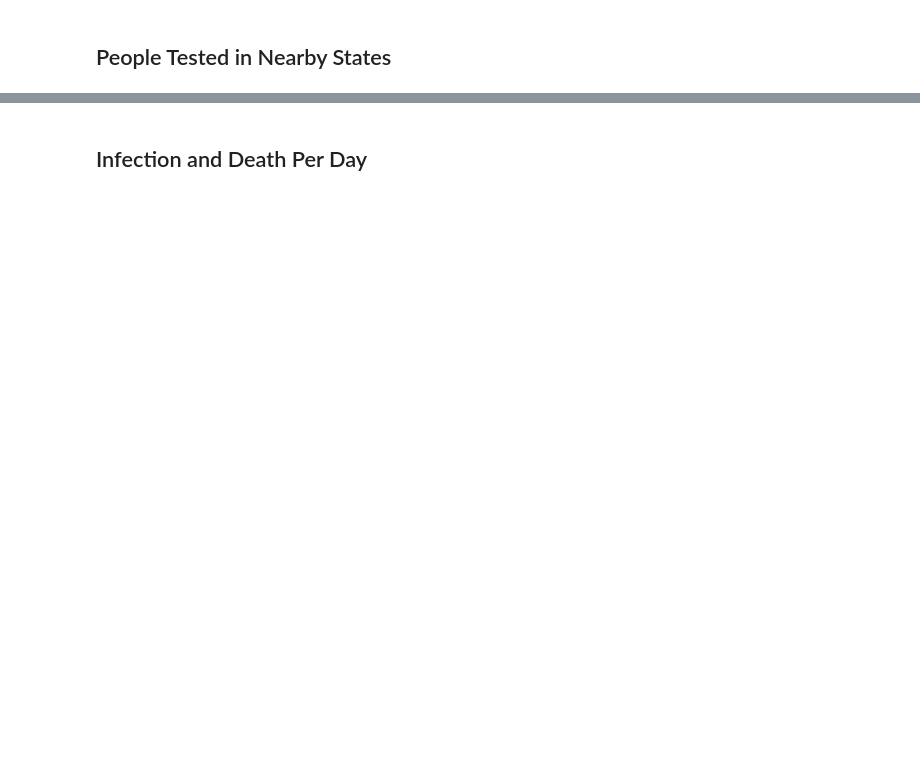
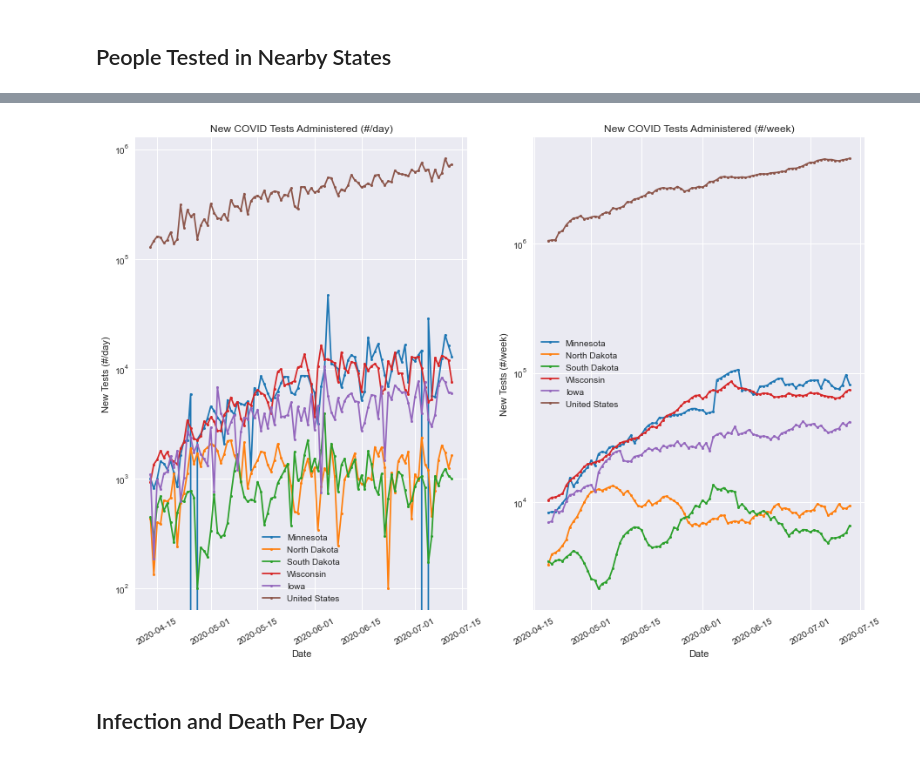
Before and after one commit to JuanCab/COVID_DataViz, a Jupyter notebook: Examples.ipynb, the cells around one changed output, grey strips where cells are left out. Drawn from its saved outputs; the diff is of its cells as text; code cells hidden in the pictures; blank space fills up the shorter version.

Commit message:
Added number of people tested in last day and last seven days to the available data to plot.

```diff
--- a/Examples.ipynb
+++ b/Examples.ipynb
@@ -248,3 +318,17 @@ COVID_Dash.ts_plot(JH_state_df, 'People_Tested', states, connectdots=True, ylog=
+# %%
+#
+# Lets plot up the test rates per day
+#
+states = [MNFIPS, NDFIPS, FIPSd['South Dakota'], FIPSd['Wisconsin'], FIPSd['Iowa'], FIPSd['United States']]
+
+# Set up 2 figures
+fig, axs = plt.subplots(1, 2, figsize=(15,10))
+
+# Axis numbers here can be viewed as [row, col] for single row
+COVID_Dash.ts_plot(JH_state_df, 'dTested', states, connectdots=True, ylog=True, fig=fig, ax=axs[0]) # States
+COVID_Dash.ts_plot(JH_state_df, 'dTestedWk', states, connectdots=True, ylog=True, fig=fig, ax=axs[1]) # States
+# %% [output]
+[figure, added]
 # %% [markdown]
 ## Infection and Death  Per Day
 # %%
```
Also changed, not shown: parts of 17 cells of this notebook, 9 other files.
